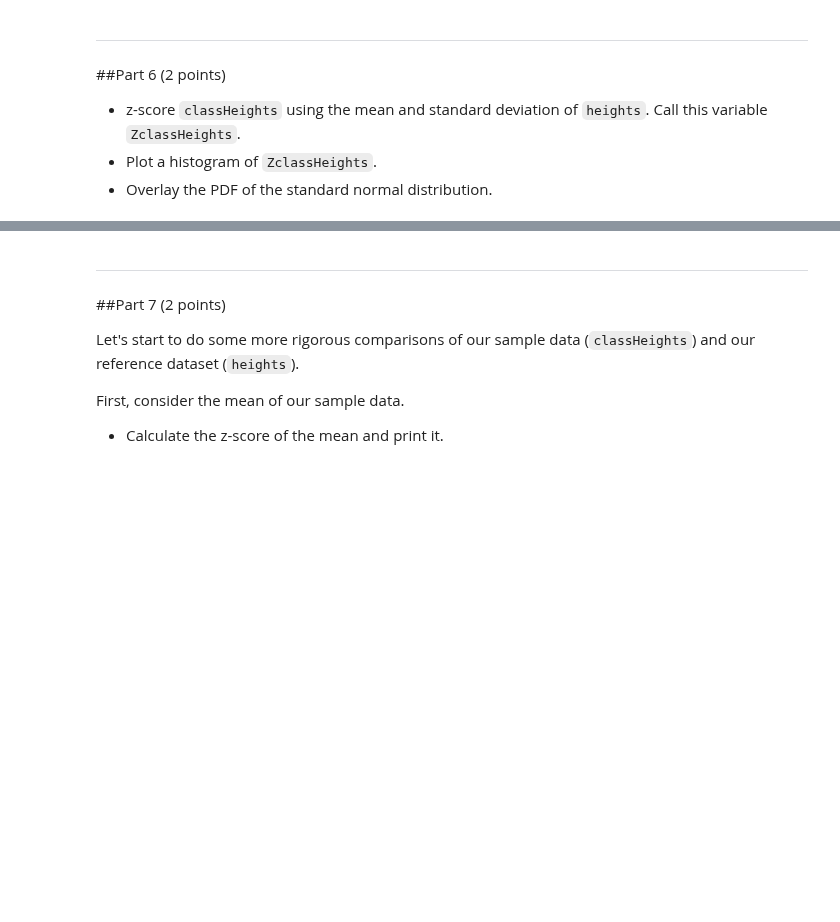
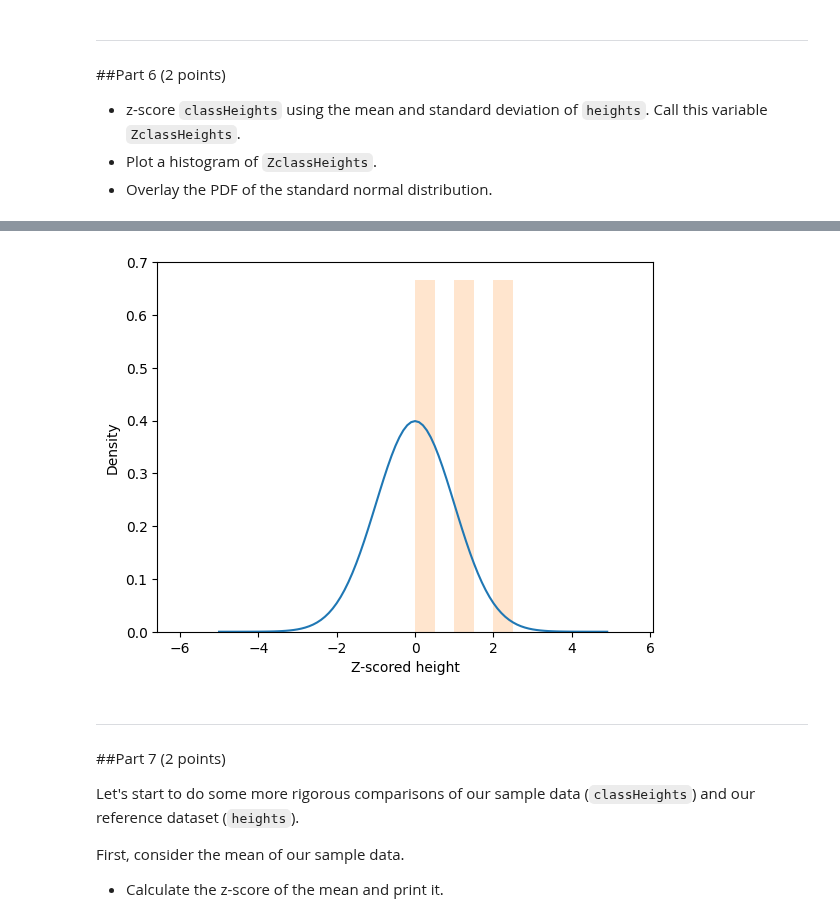
Before and after one commit to Urvi-M/BE559, a Jupyter notebook: Homework1_part2_v1.ipynb, the cells around one changed output, grey strips where cells are left out. Drawn from its saved outputs; the diff is of its cells as text; code cells hidden in the pictures; blank space fills up the shorter version.

```diff
--- a/Homework1_part2_v1.ipynb
+++ b/Homework1_part2_v1.ipynb
@@ -122,3 +119,15 @@ Standard deviation of heights in class = 1.65 inches
+# %%
+ZclassHeights = (classHeights-meanHeight)/stdHeight
+x=np.arange(-5,5,0.1)
+zDist = stats.norm(0, 1)
+pdf = zDist.pdf(x)
+plt.plot(x,pdf)
+plt.hist(ZclassHeights,bins=np.arange(-6,6,0.5),density=True,alpha=0.2)
+plt.xlabel('Z-scored height')
+plt.ylabel('Density')
+plt.show()
+# %% [output]
+[figure, added]
 # %% [markdown]
 ---
 ##Part 7 (2 points)
```
Also changed, not shown: parts of 11 cells of this notebook.
